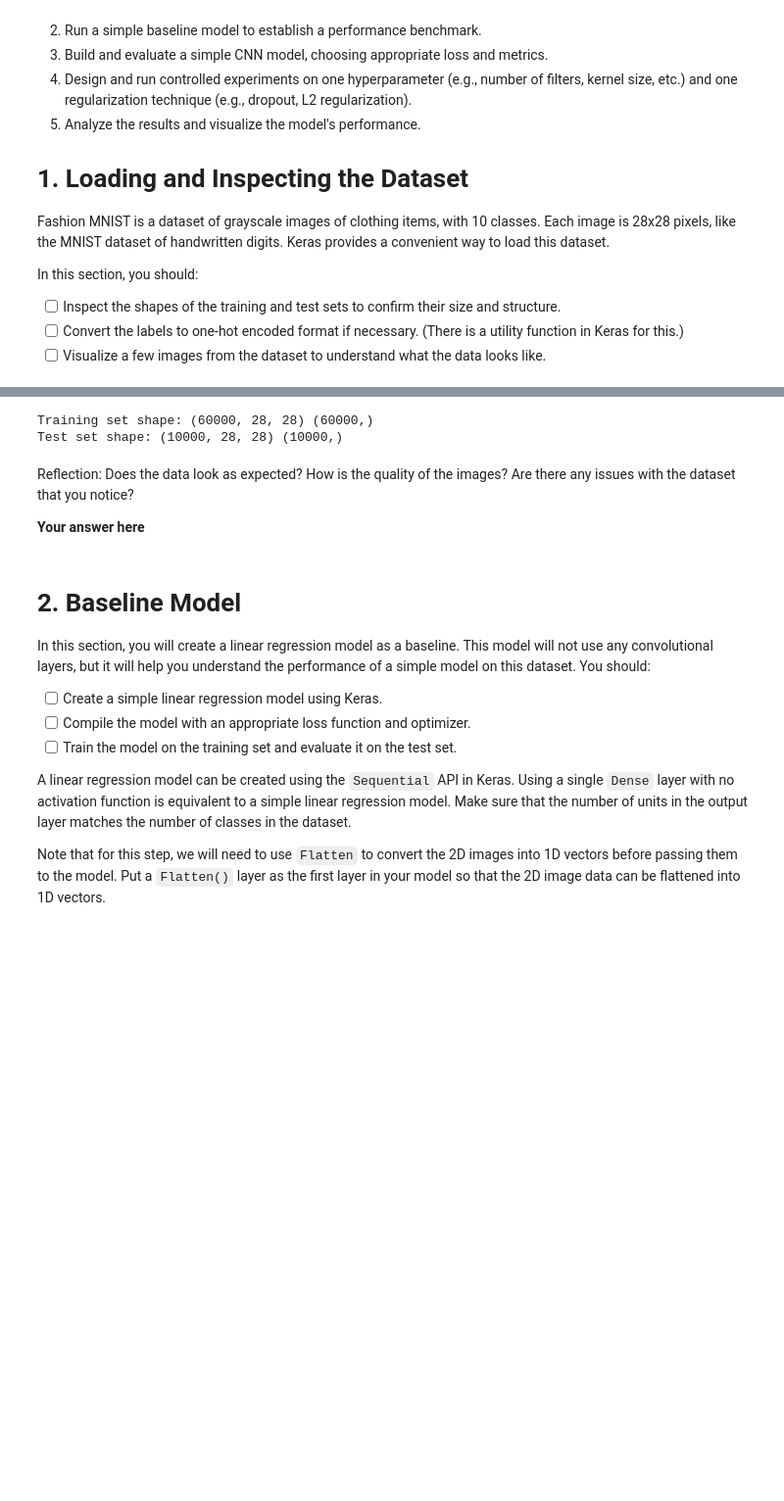
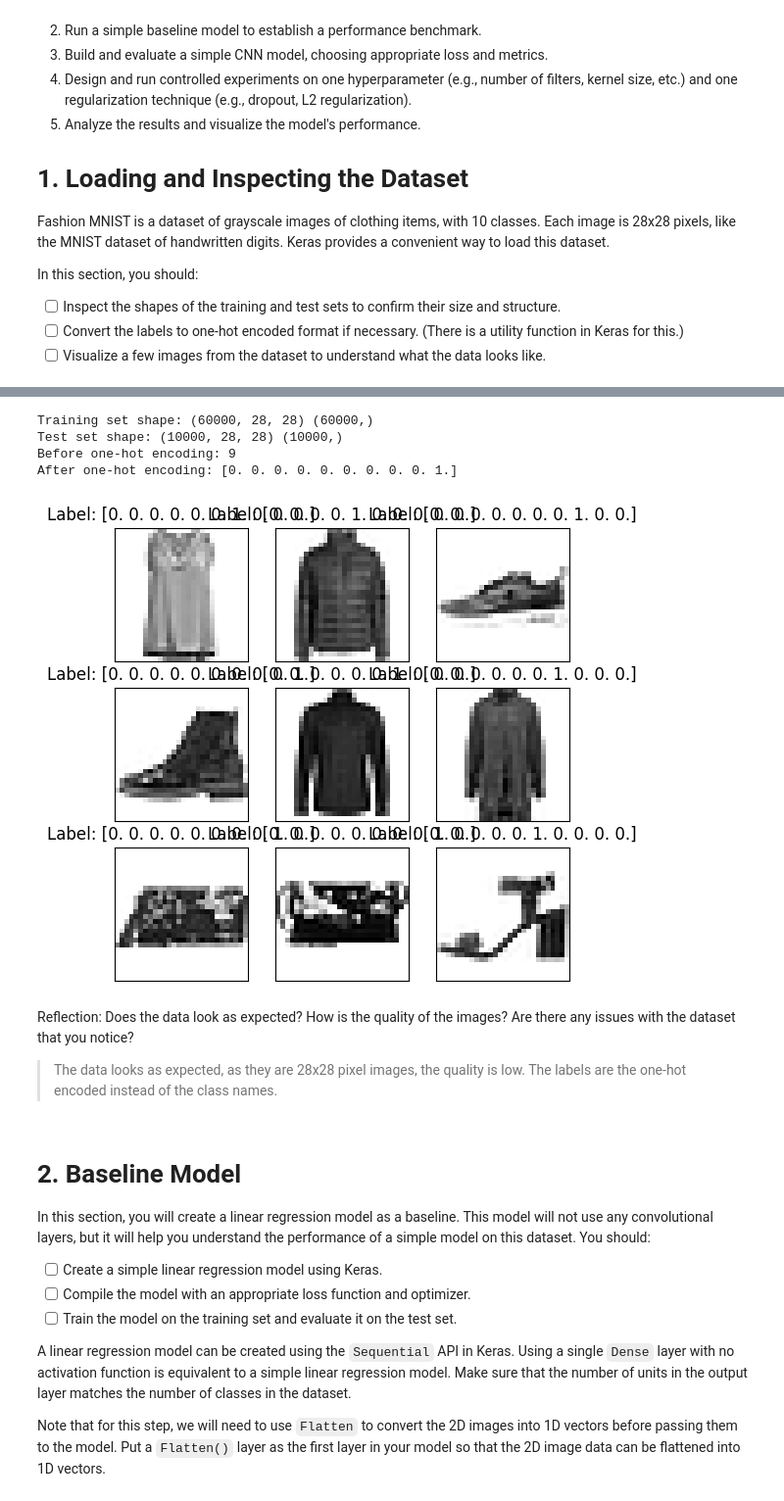
Before and after one commit to c5ho/deep_learning, a Jupyter notebook: 02_activities/assignments/assignment_1.ipynb, the cells around one changed output, grey strips where cells are left out. Shown: that part at 98% size. Saved outputs shown, nothing was run; the diff lists cells and outputs as text; code cells hidden in the pictures; blank space fills up the shorter version.

```diff
--- a/02_activities/assignments/assignment_1.ipynb
+++ b/02_activities/assignments/assignment_1.ipynb
@@ -49,33 +43,44 @@ X_train.shape, y_train.shape, X_test.shape, y_test.shape
 
 # Convert labels to one-hot encoding
 from tensorflow.keras.utils import to_categorical
+
+print(f'Before one-hot encoding: {y_train[0]}')
+y_train = to_categorical(y_train, num_classes=10)
+y_test = to_categorical(y_test, num_classes=10)
+print(f'After one-hot encoding: {y_train[0]}')
 # %% [output]
 Training set shape: (60000, 28, 28) (60000,)
 Test set shape: (10000, 28, 28) (10000,)
+Before one-hot encoding: 9
+After one-hot encoding: [0. 0. 0. 0. 0. 0. 0. 0. 0. 1.]
 # %%
 import matplotlib.pyplot as plt
+import numpy as np
+
 # Verify the data looks as expected
 
 # Selecting 9 random indices
-random_indices = np.random.choice(len(digits.images), 9, replace=False)
+random_indices = np.random.choice(len(X_train), 9, replace=False)
 
 # Creating a 3x3 grid plot
 fig, axes = plt.subplots(3, 3, figsize=(6, 6))
 
 # gray_r plots in reversed grayscale
 for i, ax in enumerate(axes.flat):
-    ax.imshow(digits.images[random_indices[i]], cmap=plt.cm.gray_r, interpolation='nearest')
-    ax.set_title(f"Label: {digits.target[random_indices[i]]}")
+    ax.imshow(X_train[random_indices[i]], cmap=plt.cm.gray_r, interpolation='nearest')
+    ax.set_title(f"Label: {y_train[random_indices[i]]}")
 
     # Removing axis labels
     ax.set_xticks([])
     ax.set_yticks([])
 
 plt.show()
+# %% [output]
+[figure, added]
 # %% [markdown]
 Reflection: Does the data look as expected? How is the quality of the images? Are there any issues with the dataset that you notice?
 
-**Your answer here**
+>The data looks as expected, as they are 28x28 pixel images, the quality is low.  The labels are the one-hot encoded instead of the class names.
 # %% [markdown]
 # 2. Baseline Model
 
```
Also changed, not shown: parts of 12 cells of this notebook.
